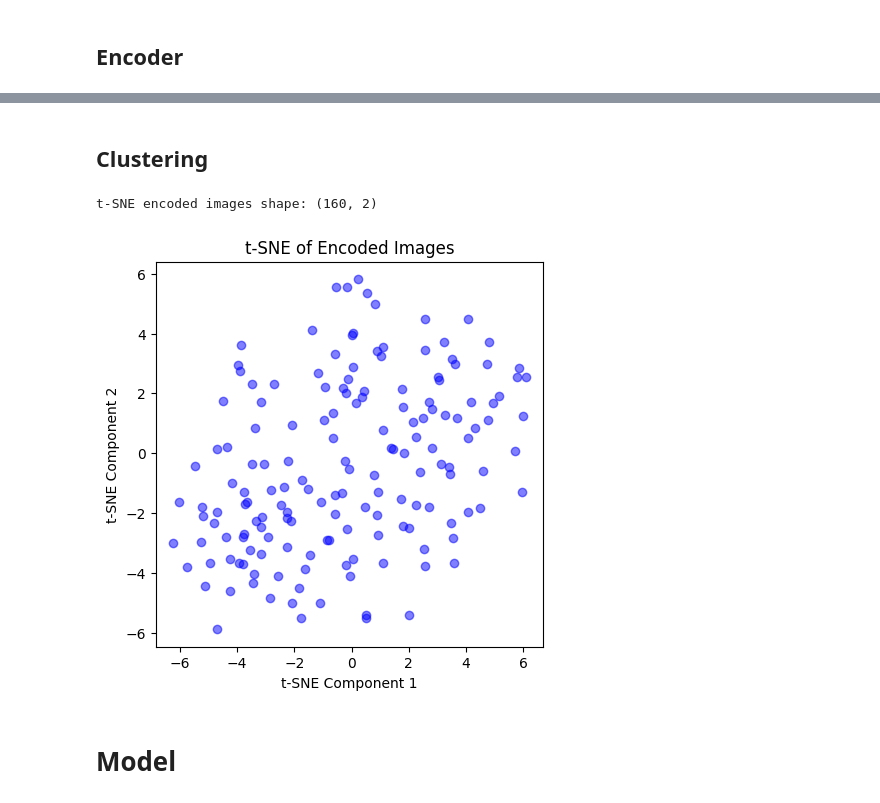
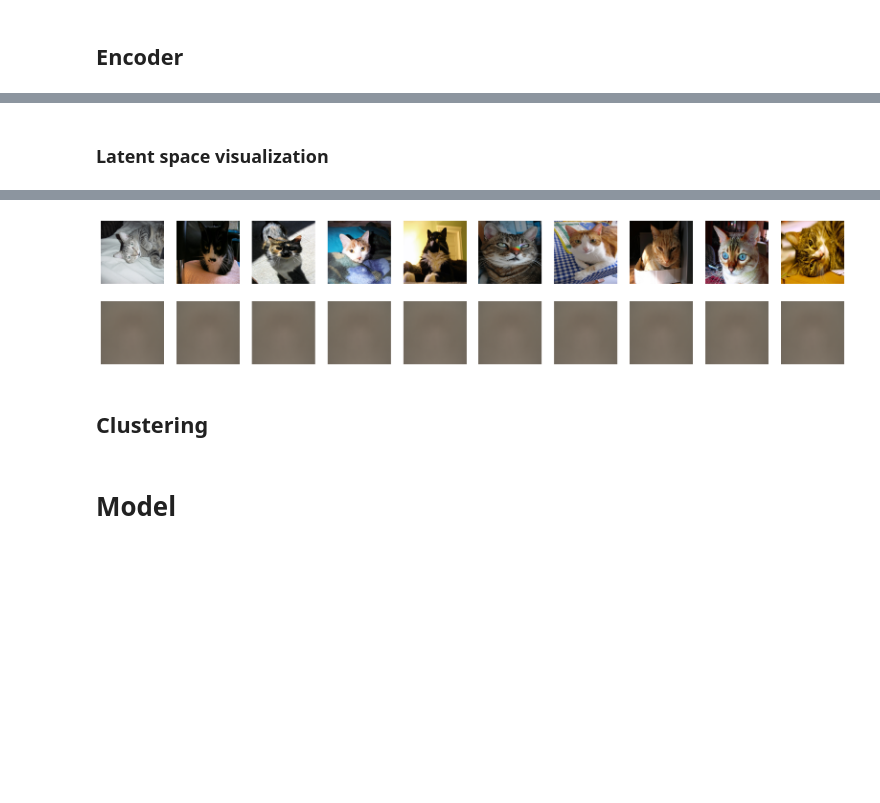
Before and after one commit to mikhailBenali/CatRecogAI, a Jupyter notebook: main.ipynb, the cells around one changed output, grey strips where cells are left out. Drawn from its saved outputs; the diff is of its cells as text; code cells hidden in the pictures; blank space fills up the shorter version.

Commit message:
suppression t-sne avancement autoencoder

```diff
--- a/main.ipynb
+++ b/main.ipynb
@@ -166,12 +165,0 @@ autoencoder = Autoencoder(latent_dim, shape)
-# %%
-encoded_images = []
-for images, labels in train_ds.take(5):
-    for i in range(32):
-        image = images[i]
-        image = tf.image.resize(image, (img_height, img_width))
-        image = tf.expand_dims(image, axis=0)
-        encoded_image = autoencoder.encode(image)
-        encoded_images.append(encoded_image)
-
-print(f"Encoded images shape: {encoded_images[0].shape}")
-print(f"{len(encoded_images)} encoded images")
@@ -180,0 +166,8 @@ Encoded images shape: (1, 64)
+# %%
+autoencoder.compile(optimizer='adam', loss='binary_crossentropy')
+# %%
+history = autoencoder.fit(x_train, x_train,
+                          epochs=50,
+                          batch_size=batch_size,
+                          shuffle=True,
+                          validation_data=(x_test, x_test))
@@ -180,0 +202,19 @@ Encoded images shape: (1, 64)
+# %% [markdown]
+### Latent space visualization
+# %%
+original_images = x_test[:10]
+reconstructed_images = autoencoder.predict(original_images)
+
+plt.figure(figsize=(20, 4))
+for i in range(10):
+    # display original
+    ax = plt.subplot(2, 10, i + 1)
+    plt.imshow(original_images[i])
+    plt.axis("off")
+
+    # display reconstruction
+    ax = plt.subplot(2, 10, i + 1 + 10)
+    plt.imshow(reconstructed_images[i])
+    plt.axis("off")
+plt.show()
+# %% [output]
@@ -181,2 +222,3 @@ Encoded images shape: (1, 64)
+[figure, added]
 # %% [markdown]
 ## Clustering
@@ -185,18 +225,3 @@ from sklearn.manifold import TSNE
-# %%
-# Use t-SNE to reduce the dimensionality of the encoded images
-tsne = TSNE(n_components=2, random_state=42)
-encoded_images_2d = tsne.fit_transform(np.array(encoded_images).reshape(-1, latent_dim))
-print(f"t-SNE encoded images shape: {encoded_images_2d.shape}")
-# Plot the t-SNE results
-plt.figure(figsize=(5, 5))
-plt.scatter(encoded_images_2d[:, 0], encoded_images_2d[:, 1], c='blue', alpha=0.5)
-plt.title('t-SNE of Encoded Images')
-plt.xlabel('t-SNE Component 1')
-plt.ylabel('t-SNE Component 2')
-plt.show()
-# %% [output]
-t-SNE encoded images shape: (160, 2)
-[figure, removed]
 # %% [markdown]
 # Model
 # %%
```
Also changed, not shown: parts of 15 cells of this notebook, 1 other file.
